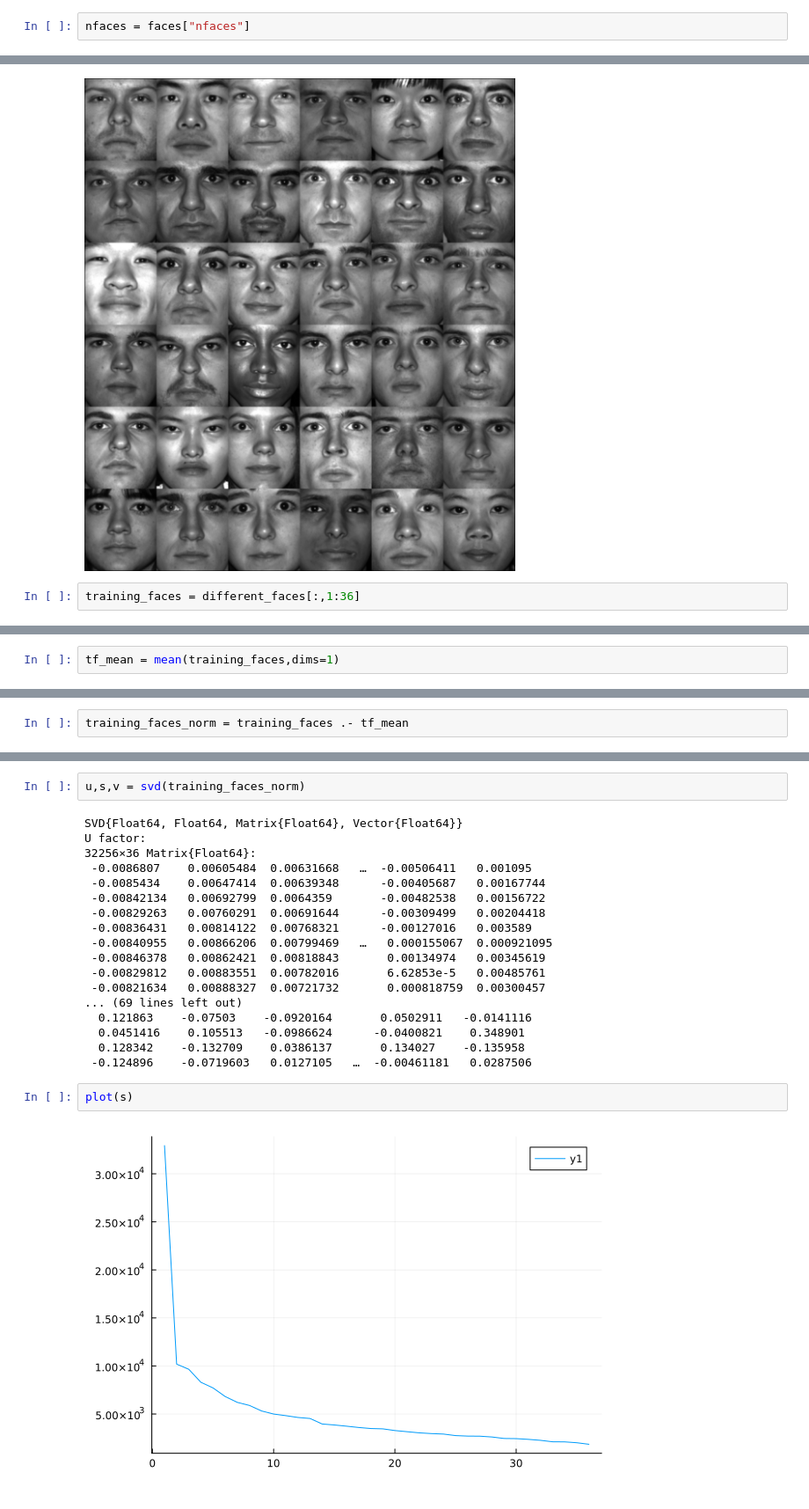
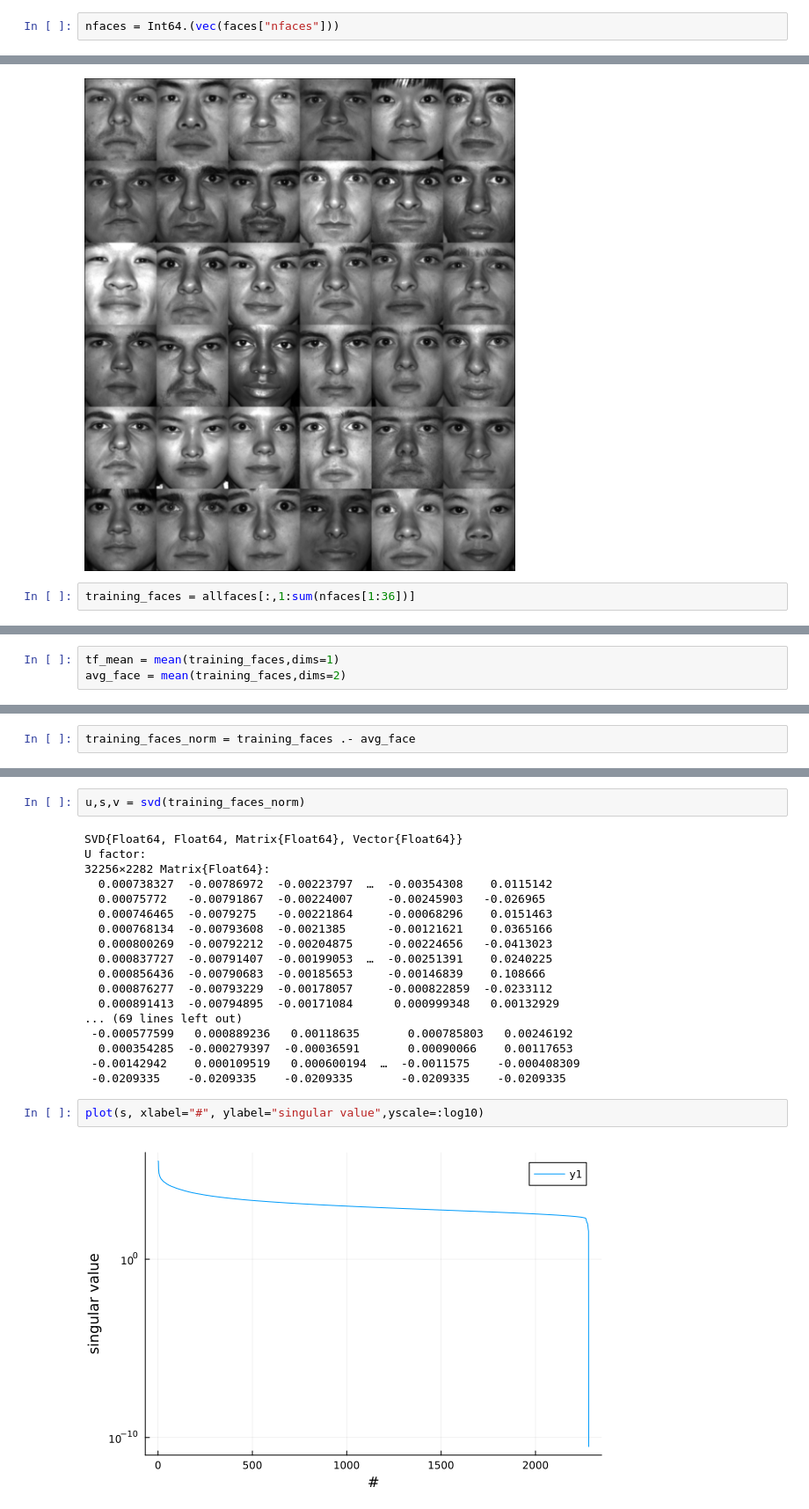
Before and after one commit to mcccccccccccccccccccccccccccccc/BME-574-2024, a Jupyter notebook: faces_class.ipynb, the cells around one changed output, grey strips where cells are left out. Shown at 88% size. Cells and saved outputs as stored; diff of their text form.

Commit message:
made some improvements to faces

```diff
--- a/faces_class.ipynb
+++ b/faces_class.ipynb
@@ -66,5 +66,5 @@ faces["n"]
 # %% [output]
 192.0
 # %%
-nfaces = faces["nfaces"]
+nfaces = Int64.(vec(faces["nfaces"]))
 # %% [output]
@@ -142,5 +150,5 @@ Gray.(allPersons./255)
 # %% [output]
 [figure]
 # %%
-training_faces = different_faces[:,1:36]
+training_faces = allfaces[:,1:sum(nfaces[1:36])]
 # %% [output]
@@ -164,3 +172,4 @@ training_faces = different_faces[:,1:36]
 # %%
 tf_mean = mean(training_faces,dims=1)
+avg_face = mean(training_faces,dims=2)
 # %% [output]
@@ -169,3 +193,3 @@ tf_mean = mean(training_faces,dims=1)
 # %%
-training_faces_norm = training_faces .- tf_mean
+training_faces_norm = training_faces .- avg_face
 # %% [output]
@@ -196,24 +220,24 @@ u,s,v = svd(training_faces_norm)
 # %% [output]
 SVD{Float64, Float64, Matrix{Float64}, Vector{Float64}}
 U factor:
-32256×36 Matrix{Float64}:
- -0.0086807    0.00605484  0.00631668   …  -0.00506411   0.001095
- -0.0085434    0.00647414  0.00639348      -0.00405687   0.00167744
- -0.00842134   0.00692799  0.0064359       -0.00482538   0.00156722
- -0.00829263   0.00760291  0.00691644      -0.00309499   0.00204418
- -0.00836431   0.00814122  0.00768321      -0.00127016   0.003589
- -0.00840955   0.00866206  0.00799469   …   0.000155067  0.000921095
- -0.00846378   0.00862421  0.00818843       0.00134974   0.00345619
- -0.00829812   0.00883551  0.00782016       6.62853e-5   0.00485761
- -0.00821634   0.00888327  0.00721732       0.000818759  0.00300457
+32256×2282 Matrix{Float64}:
+  0.000738327  -0.00786972  -0.00223797  …  -0.00354308    0.0115142
+  0.00075772   -0.00791867  -0.00224007     -0.00245903   -0.026965
+  0.000746465  -0.0079275   -0.00221864     -0.00068296    0.0151463
+  0.000768134  -0.00793608  -0.0021385      -0.00121621    0.0365166
+  0.000800269  -0.00792212  -0.00204875     -0.00224656   -0.0413023
+  0.000837727  -0.00791407  -0.00199053  …  -0.00251391    0.0240225
+  0.000856436  -0.00790683  -0.00185653     -0.00146839    0.108666
+  0.000876277  -0.00793229  -0.00178057     -0.000822859  -0.0233112
+  0.000891413  -0.00794895  -0.00171084      0.000999348   0.00132929
 ... (69 lines left out)
-  0.121863    -0.07503    -0.0920164       0.0502911   -0.0141116
-  0.0451416    0.105513   -0.0986624      -0.0400821    0.348901
-  0.128342    -0.132709    0.0386137       0.134027    -0.135958
- -0.124896    -0.0719603   0.0127105   …  -0.00461181   0.0287506
+ -0.000577599   0.000889236   0.00118635       0.000785803   0.00246192
+  0.000354285  -0.000279397  -0.00036591       0.00090066    0.00117653
+ -0.00142942    0.000109519   0.000600194  …  -0.0011575    -0.000408309
+ -0.0209335    -0.0209335    -0.0209335       -0.0209335    -0.0209335
 # %%
-plot(s)
+plot(s, xlabel="#", ylabel="singular value",yscale=:log10)
 # %% [output]
-[figure, old version]
+[figure, new version]
 # %%
 eigenface = reshape(u[:,1],(192,168))
```
Also changed, not shown: parts of 16 cells of this notebook.
